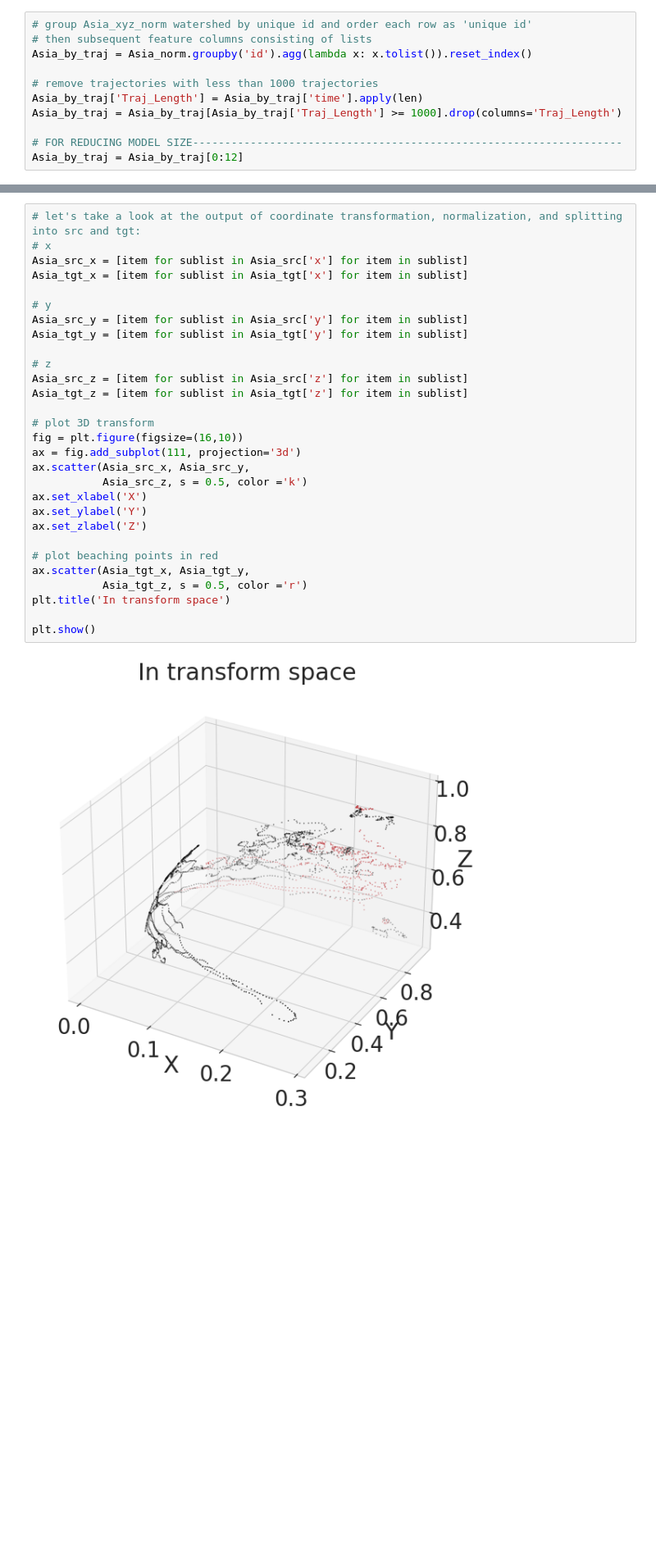
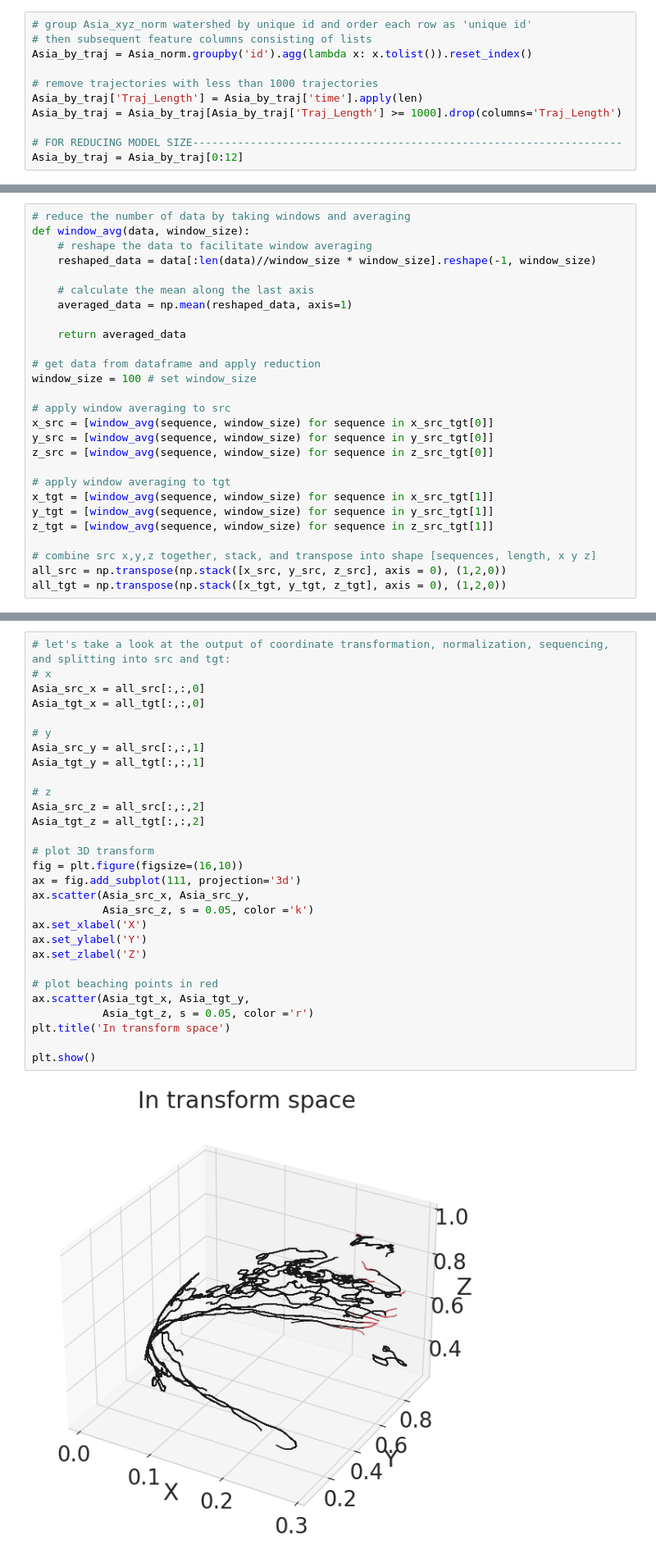
Before and after one commit to GHOpenonic/global-drifter-program, a Jupyter notebook: ML/drifters_transformer.ipynb, the cells around one changed output, grey strips where cells are left out. Shown at 82% size. Saved outputs shown, nothing was run; the diff lists cells and outputs as text; blank space fills up the shorter version.

```diff
--- a/ML/drifters_transformer.ipynb
+++ b/ML/drifters_transformer.ipynb
@@ -225,0 +317,27 @@ Asia_tgt['z'] = [window_avg(z_list, window_size) for z_list in Asia_tgt['z']]
+# %%
+# reduce the number of data by taking windows and averaging
+def window_avg(data, window_size):
+    # reshape the data to facilitate window averaging
+    reshaped_data = data[:len(data)//window_size * window_size].reshape(-1, window_size)
+
+    # calculate the mean along the last axis
+    averaged_data = np.mean(reshaped_data, axis=1)
+
+    return averaged_data
+
+# get data from dataframe and apply reduction
+window_size = 100 # set window_size
+
+# apply window averaging to src
+x_src = [window_avg(sequence, window_size) for sequence in x_src_tgt[0]]
+y_src = [window_avg(sequence, window_size) for sequence in y_src_tgt[0]]
+z_src = [window_avg(sequence, window_size) for sequence in z_src_tgt[0]]
+
+# apply window averaging to tgt
+x_tgt = [window_avg(sequence, window_size) for sequence in x_src_tgt[1]]
+y_tgt = [window_avg(sequence, window_size) for sequence in y_src_tgt[1]]
+z_tgt = [window_avg(sequence, window_size) for sequence in z_src_tgt[1]]
+
+# combine src x,y,z together, stack, and transpose into shape [sequences, length, x y z]
+all_src = np.transpose(np.stack([x_src, y_src, z_src], axis = 0), (1,2,0))
+all_tgt = np.transpose(np.stack([x_tgt, y_tgt, z_tgt], axis = 0), (1,2,0))
@@ -226,31 +352,31 @@ Asia_tgt['z'] = [window_avg(z_list, window_size) for z_list in Asia_tgt['z']]
 # %%
-# let's take a look at the output of coordinate transformation, normalization, and splitting into src and tgt:
+# let's take a look at the output of coordinate transformation, normalization, sequencing, and splitting into src and tgt:
 # x
-Asia_src_x = [item for sublist in Asia_src['x'] for item in sublist]
-Asia_tgt_x = [item for sublist in Asia_tgt['x'] for item in sublist]
+Asia_src_x = all_src[:,:,0]
+Asia_tgt_x = all_tgt[:,:,0]
 
 # y
-Asia_src_y = [item for sublist in Asia_src['y'] for item in sublist]
-Asia_tgt_y = [item for sublist in Asia_tgt['y'] for item in sublist]
+Asia_src_y = all_src[:,:,1]
+Asia_tgt_y = all_tgt[:,:,1]
 
 # z
-Asia_src_z = [item for sublist in Asia_src['z'] for item in sublist]
-Asia_tgt_z = [item for sublist in Asia_tgt['z'] for item in sublist]
+Asia_src_z = all_src[:,:,2]
+Asia_tgt_z = all_tgt[:,:,2]
 
 # plot 3D transform
 fig = plt.figure(figsize=(16,10))
 ax = fig.add_subplot(111, projection='3d')
 ax.scatter(Asia_src_x, Asia_src_y,
-           Asia_src_z, s = 0.5, color ='k')
+           Asia_src_z, s = 0.05, color ='k')
 ax.set_xlabel('X')
 ax.set_ylabel('Y')
 ax.set_zlabel('Z')
 
 # plot beaching points in red
 ax.scatter(Asia_tgt_x, Asia_tgt_y,
-           Asia_tgt_z, s = 0.5, color ='r')
+           Asia_tgt_z, s = 0.05, color ='r')
 plt.title('In transform space')
 
 plt.show()
 # %% [output]
-[figure, old version]
+[figure, new version]
```
Also changed, not shown: parts of 24 cells of this notebook.
